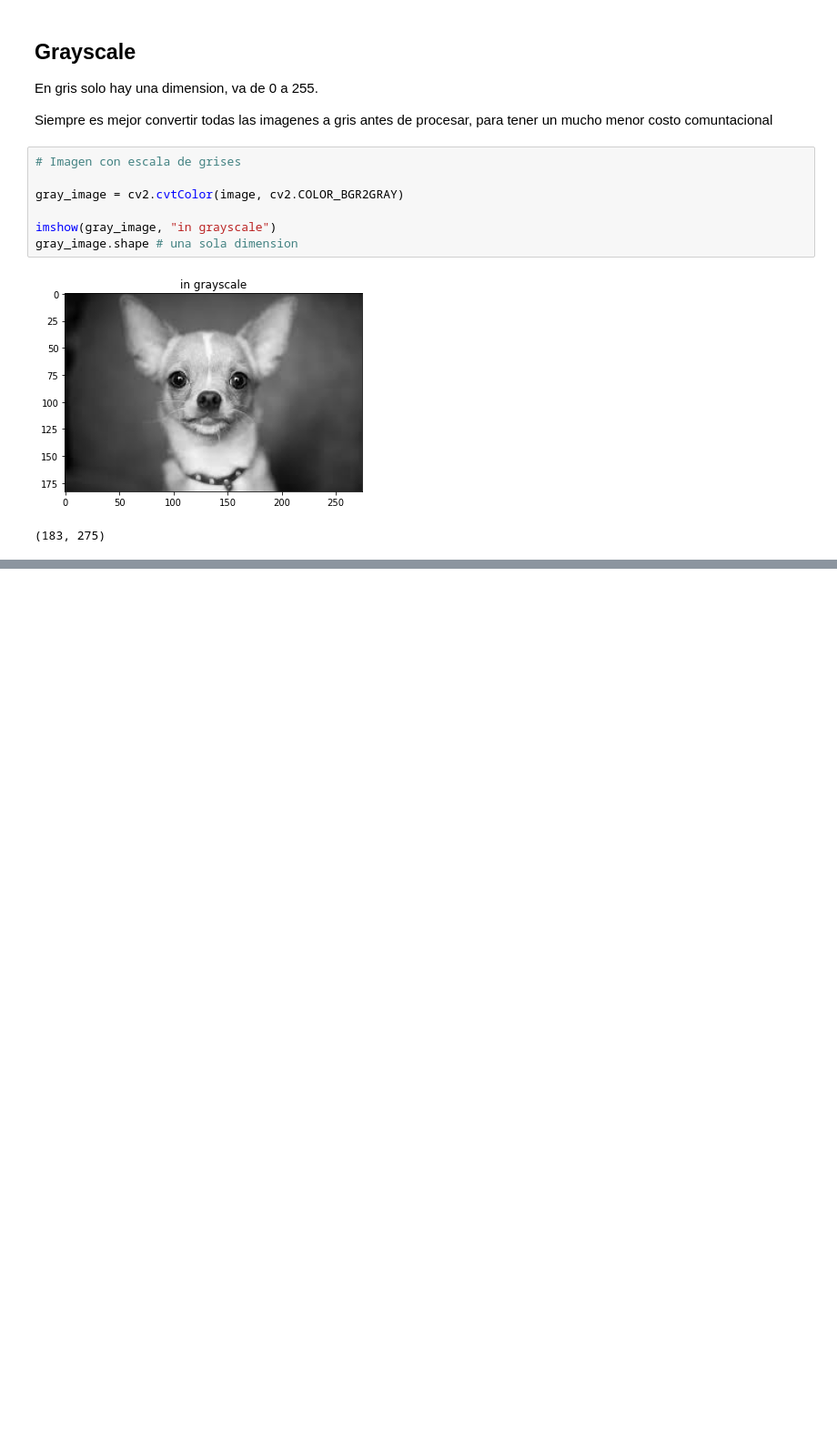
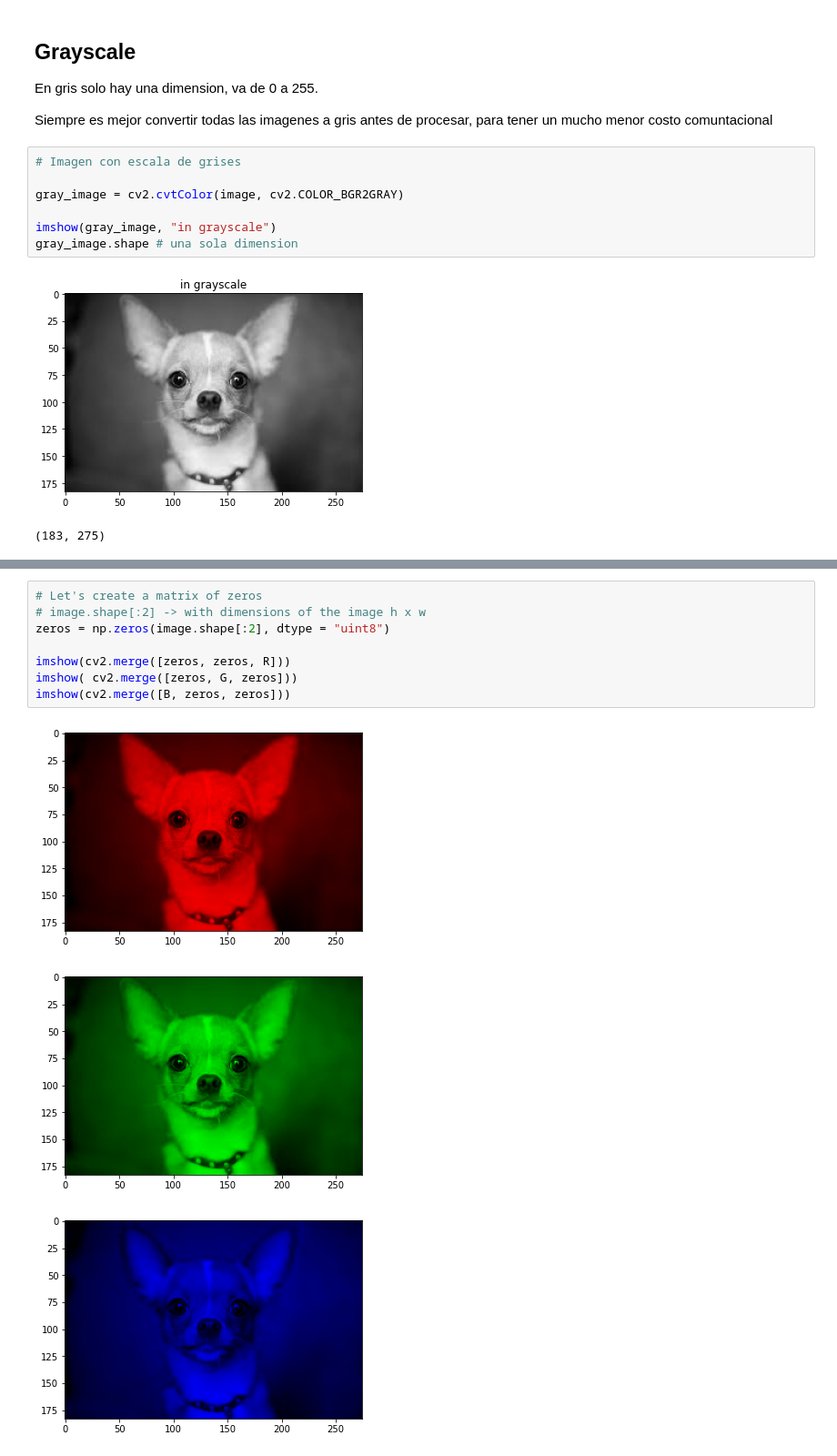
Before and after one commit to ncostamagna/computer-vision, a Jupyter notebook: OpenCV/01-bases.ipynb, the cells around one changed output, grey strips where cells are left out. Shown at 91% size. Saved outputs shown, nothing was run; the diff lists cells and outputs as text; blank space fills up the shorter version.

```diff
--- a/OpenCV/01-bases.ipynb
+++ b/OpenCV/01-bases.ipynb
@@ -72,0 +73,12 @@ imshow(img2, "in grayscale")
+# %%
+# Let's create a matrix of zeros
+# image.shape[:2] -> with dimensions of the image h x w
+zeros = np.zeros(image.shape[:2], dtype = "uint8")
+
+imshow(cv2.merge([zeros, zeros, R]))
+imshow( cv2.merge([zeros, G, zeros]))
+imshow(cv2.merge([B, zeros, zeros]))
+# %% [output]
+[figure, added]
+[figure, added]
+[figure, added]
```
Also changed, not shown: parts of 11 cells of this notebook, 1 other file.
